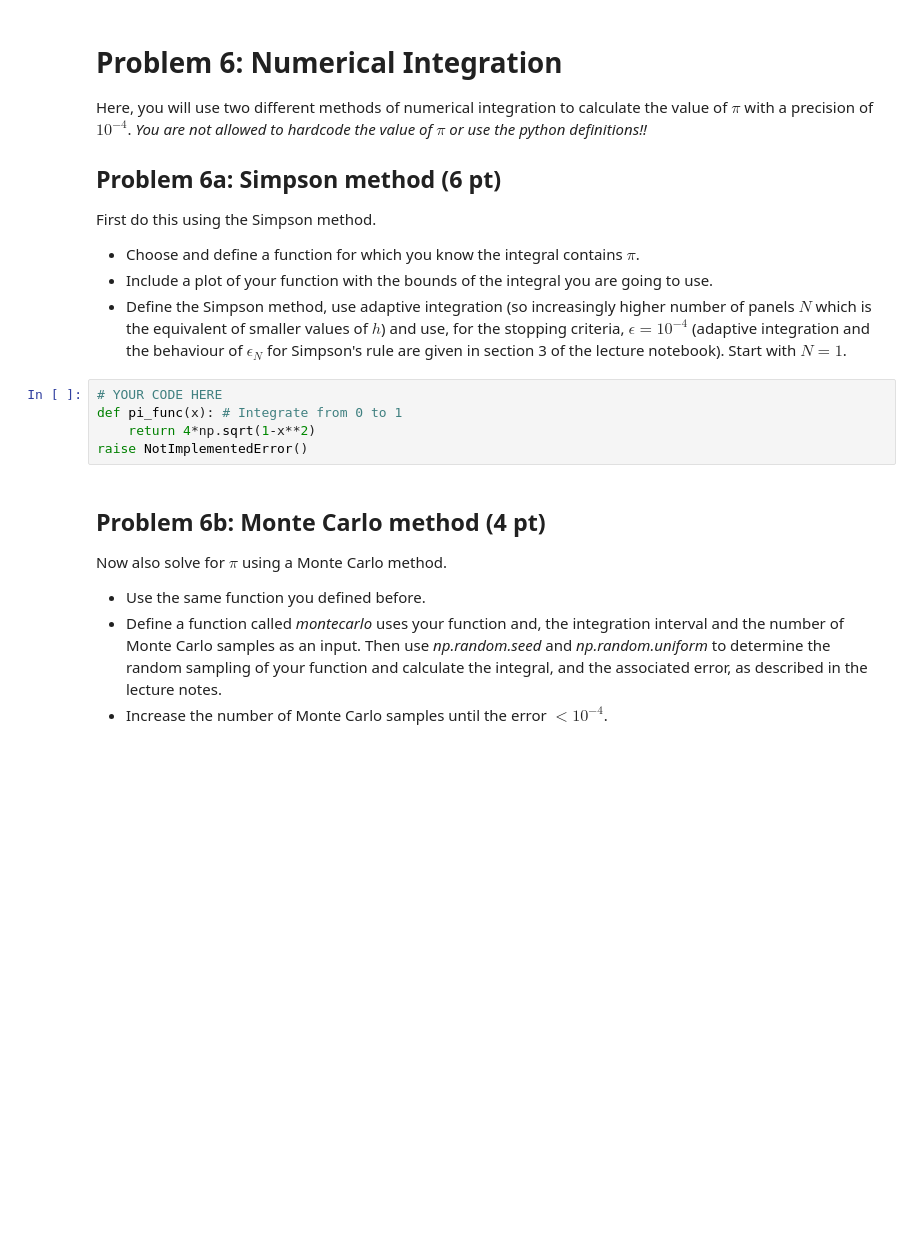
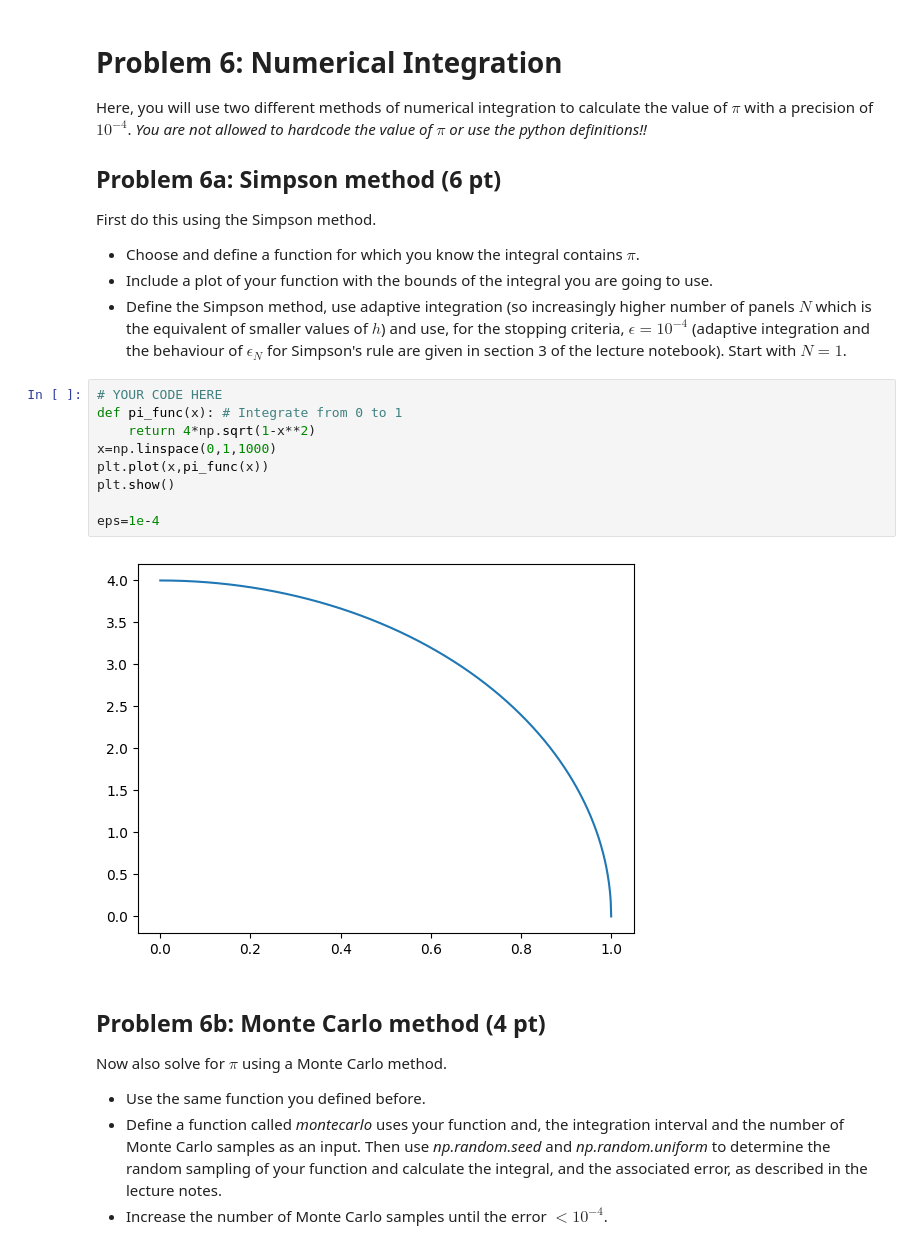
Before and after one commit to ufotermiten/Final_LP4, a Jupyter notebook: LP4_final_Group045.ipynb, the cells around one changed output. Saved outputs shown, nothing was run; the diff lists cells and outputs as text; blank space fills up the shorter version.

```diff
--- a/LP4_final_Group045.ipynb
+++ b/LP4_final_Group045.ipynb
@@ -349,8 +351,14 @@ First do this using the Simpson method.
 # %%
 # YOUR CODE HERE
 def pi_func(x): # Integrate from 0 to 1
     return 4*np.sqrt(1-x**2)
-raise NotImplementedError()
+x=np.linspace(0,1,1000)
+plt.plot(x,pi_func(x))
+plt.show()
+
+eps=1e-4
+# %% [output]
+[figure, added]
 # %% [markdown]
 ## Problem 6b: Monte Carlo method (4 pt)
 
```
Also changed, not shown: parts of 1 cell of this notebook.
